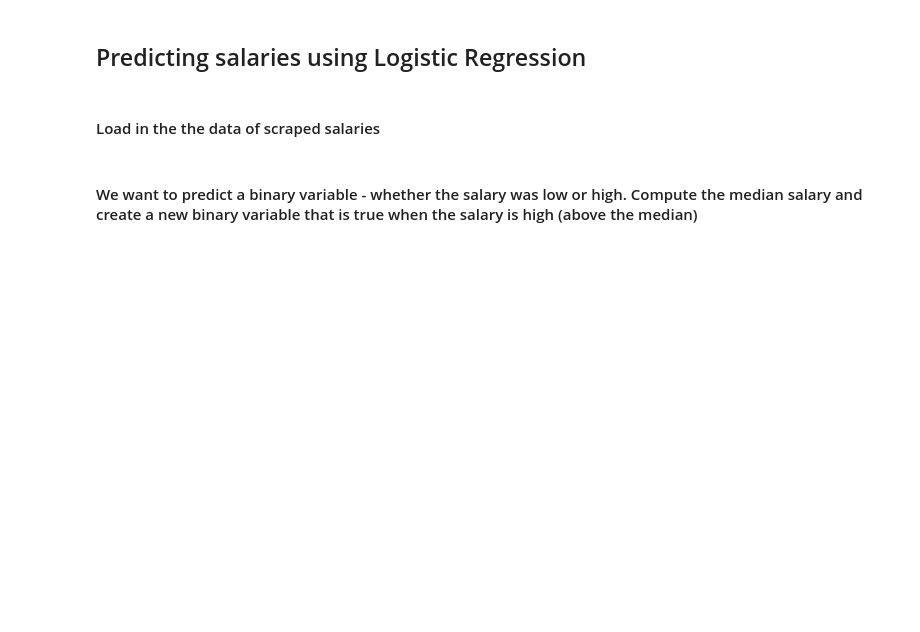
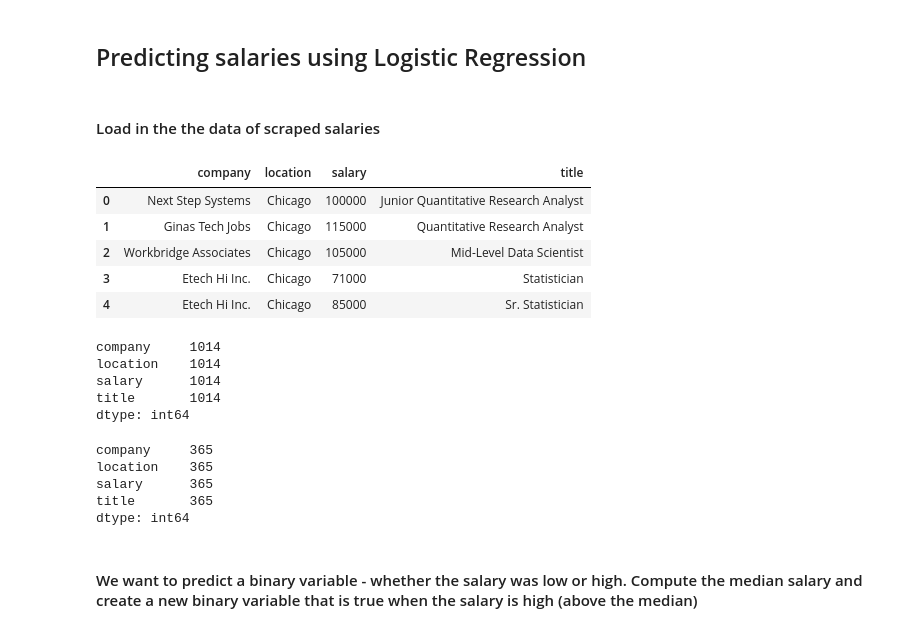
Before and after one commit to tamisalex/DSI, a Jupyter notebook: curriculum/02-projects/01-projects-weekly/project-04/starter-code/starter_code.ipynb, the cells around one changed output. Drawn from its saved outputs; the diff is of its cells as text; code cells hidden in the pictures; blank space fills up the shorter version.

```diff
--- a/curriculum/02-projects/01-projects-weekly/project-04/starter-code/starter_code.ipynb
+++ b/curriculum/02-projects/01-projects-weekly/project-04/starter-code/starter_code.ipynb
@@ -158,2 +212,30 @@ Lastly, we need to clean up salary data.
+# %%
+data = pd.read_csv('../assets/indeed_salary_data')
+# %%
+data.head()
+# %% [output]
+|  | company | location | salary | title |
+| 0 | Next Step Systems | Chicago | 100000 | Junior Quantitative Research Analyst |
+| 1 | Ginas Tech Jobs | Chicago | 115000 | Quantitative Research Analyst |
+| 2 | Workbridge Associates | Chicago | 105000 | Mid-Level Data Scientist |
+| 3 | Etech Hi Inc. | Chicago | 71000 | Statistician |
+| 4 | Etech Hi Inc. | Chicago | 85000 | Sr. Statistician |
+# %%
+data.count()
+# %% [output]
+company     1014
+location    1014
+salary      1014
+title       1014
+dtype: int64
+# %%
+data = data.drop_duplicates()
+data.count()
+# %% [output]
+company     365
+location    365
+salary      365
+title       365
+dtype: int64
 # %% [markdown]
 #### We want to predict a binary variable - whether the salary was low or high. Compute the median salary and create a new binary variable that is true when the salary is high (above the median)
```
Also changed, not shown: parts of 44 cells of this notebook, 10 other files.
